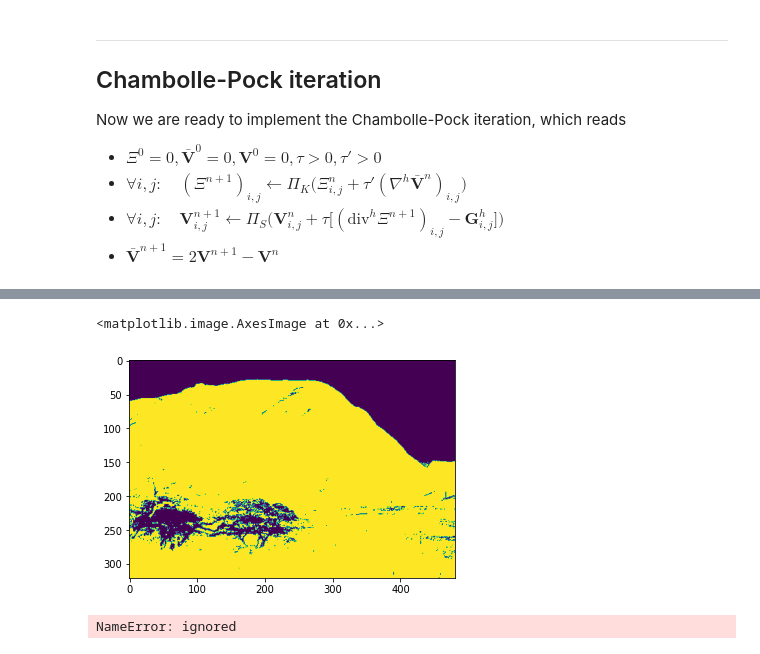
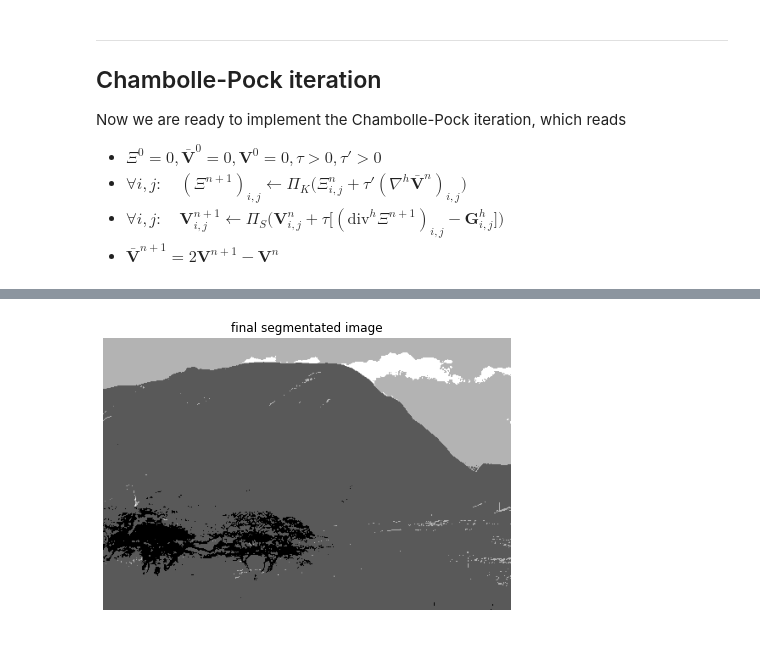
Before and after one commit to uprestel/Segmentation, a Jupyter notebook: segmentation.ipynb, the cells around one changed output, grey strips where cells are left out. Cells and saved outputs as stored; diff of their text form; code cells hidden in the pictures.

```diff
--- a/segmentation.ipynb
+++ b/segmentation.ipynb
@@ -453,5 +452,0 @@ plt.imshow(V[:,:,0])
-# %%
-plt.imshow(V[:,:,1])
-# %% [output]
-<matplotlib.image.AxesImage at 0x...>
-[figure, removed]
@@ -460,6 +452,0 @@ zz = V.sum(axis=2)
-# %%
-zz = np.zeros((V.shape[0], V.shape[1]))
-for l in range(k):
-    zz+=c[l]*V[:,:,l]
-# %% [output]
-NameError: ignored
@@ -467,0 +453,5 @@ plt.imshow(zz)
+# %%
+img_seg = seg2image(V, c)
+plot([img_seg], ["final segmentated image"])
+# %% [output]
+[figure, added]
```
Also changed, not shown: parts of 4 cells of this notebook.
